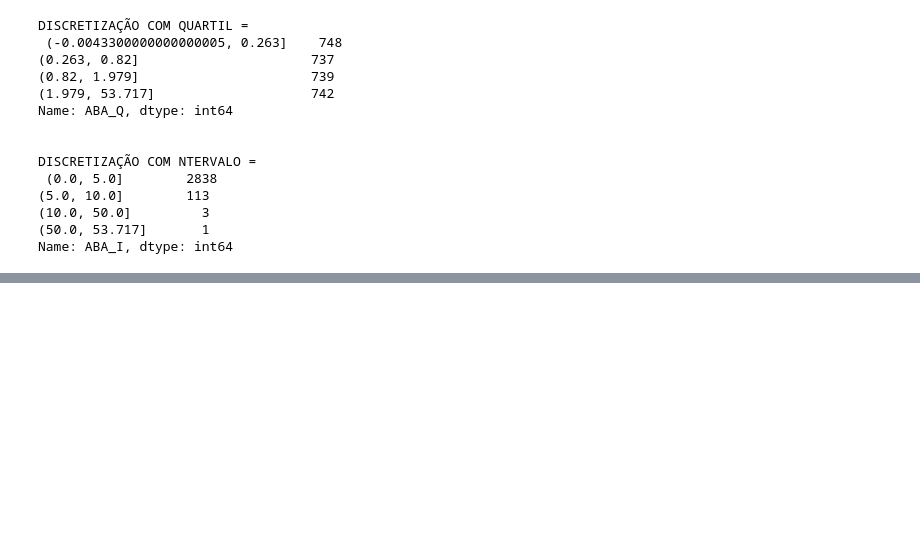
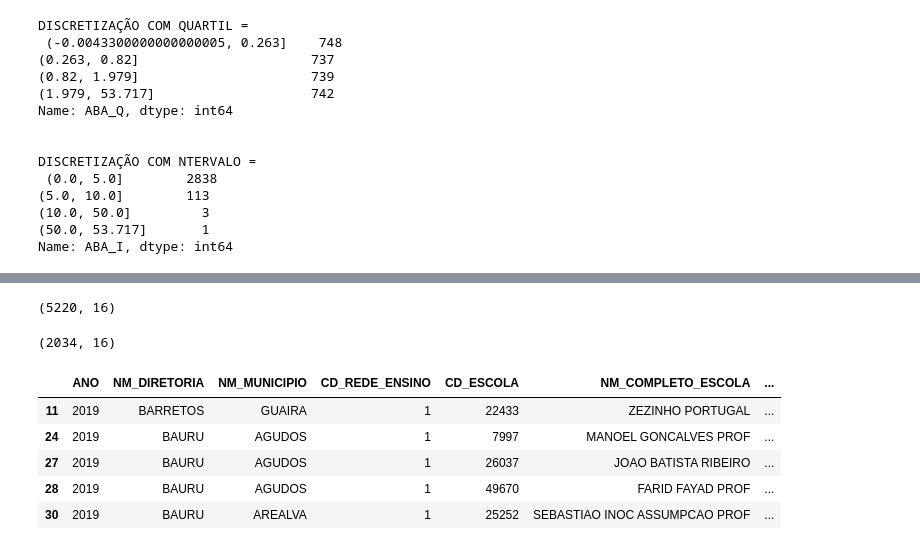
Before and after one commit to jpducatti/mba_data_science_usp, a Jupyter notebook: captura_tratamento_dados/modulo_3/TACTD-03-Avaliacao.ipynb, the cells around one changed output, grey strips where cells are left out. Saved outputs shown, nothing was run; the diff lists cells and outputs as text; code cells hidden in the pictures; blank space fills up the shorter version.

```diff
--- a/captura_tratamento_dados/modulo_3/TACTD-03-Avaliacao.ipynb
+++ b/captura_tratamento_dados/modulo_3/TACTD-03-Avaliacao.ipynb
@@ -195,0 +287,27 @@ Após a normalização, quais os valores de média, desvio padrão, mínimo e m
+# %%
+dc = pd.read_csv("./dados/FLUXO_ESCOLAR_ESCOLA.csv", sep=',')
+dc.shape
+# %% [output]
+(5220, 16)
+# %%
+# sua solucao aqui
+dc.drop(dc.loc[dc['ABA_2'] == 0].index, inplace= True)
+dc.drop(dc.loc[dc['ABA_2'].isnull()].index, inplace= True)
+dc.drop(dc.loc[dc['APR_3'].isnull()].index, inplace= True)
+dc.shape
+# %% [output]
+(2034, 16)
+# %%
+def transf_raiz_quad(att):
+    return ((att+1)** (1/2))
+# %%
+dc['ABA_2_S'] = transf_raiz_quad(dc['ABA_2'])
+dc['APR_3_S'] = transf_raiz_quad(dc['APR_3'])
+dc.head()
+# %% [output]
+|  | ANO | NM_DIRETORIA | NM_MUNICIPIO | CD_REDE_ENSINO | CD_ESCOLA | NM_COMPLETO_ESCOLA | ... |
+| 11 | 2019 | BARRETOS | GUAIRA | 1 | 22433 | ZEZINHO PORTUGAL | ... |
+| 24 | 2019 | BAURU | AGUDOS | 1 | 7997 | MANOEL GONCALVES PROF | ... |
+| 27 | 2019 | BAURU | AGUDOS | 1 | 26037 | JOAO BATISTA RIBEIRO | ... |
+| 28 | 2019 | BAURU | AGUDOS | 1 | 49670 | FARID FAYAD PROF | ... |
+| 30 | 2019 | BAURU | AREALVA | 1 | 25252 | SEBASTIAO INOC ASSUMPCAO PROF | ... |
```
Also changed, not shown: parts of 22 cells of this notebook, 1 other file.
